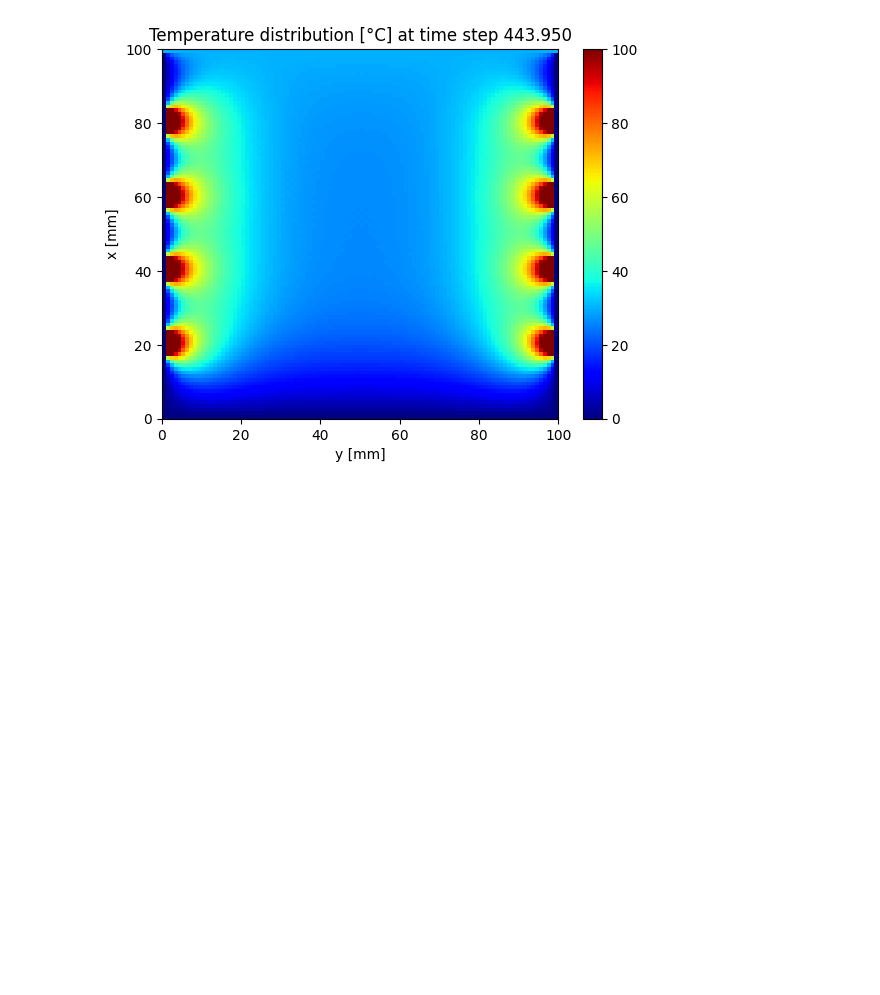
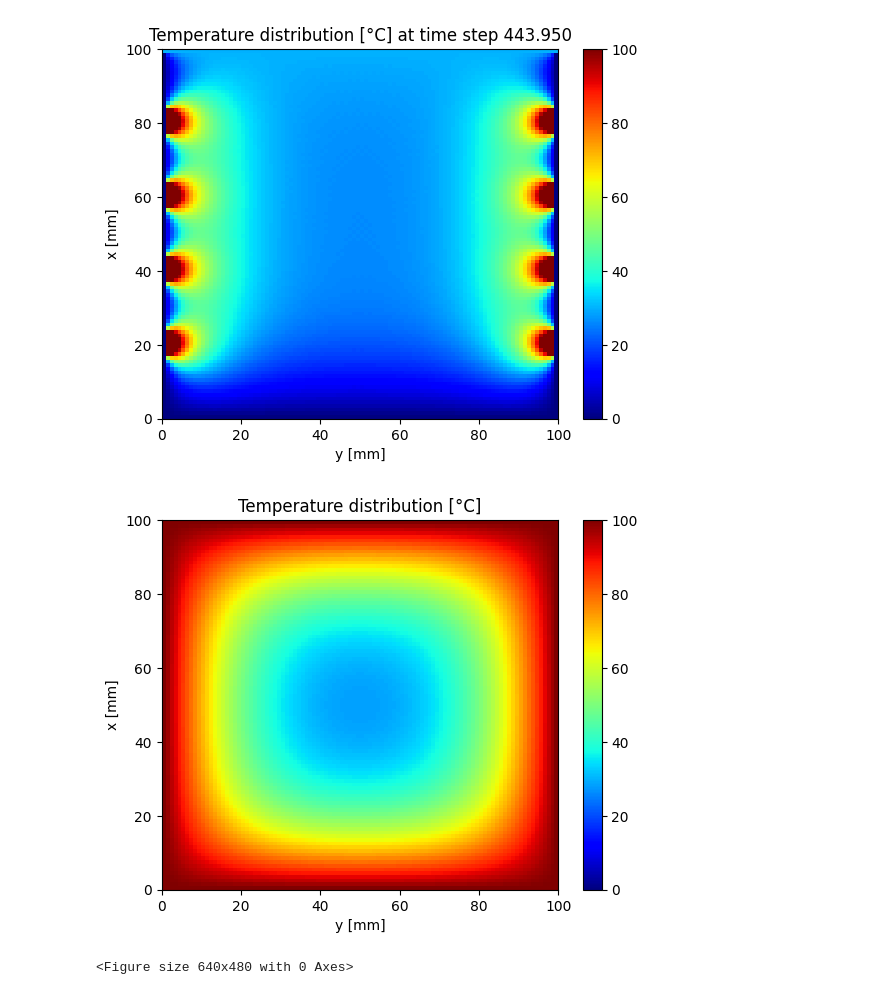
Before and after one commit to BurgaoTheChamp/2D_Heat_equation_solver, a Jupyter notebook: 2D_Heat_equation_solver.ipynb, the cells around one changed output. Saved outputs shown, nothing was run; the diff lists cells and outputs as text; code cells hidden in the pictures; blank space fills up the shorter version.

Commit message:
Added Stainless Steel Plate Heating example

```diff
--- a/2D_Heat_equation_solver.ipynb
+++ b/2D_Heat_equation_solver.ipynb
@@ -3,7 +3,7 @@ import numpy as np
 import matplotlib.pyplot as plt
 import matplotlib.animation as animation
 
-def simulate_plate(length, height, timesteps, alpha, T0, heat_sources, boundary_conditions = [0, 0, 0, 0], dx = 1, plotfinal = False, savegif = False):
+def simulate_domain(length, height, timesteps, alpha, T0, heat_sources, boundary_conditions = [0, 0, 0, 0], dx = 1, plotfinal = False, savegif = False):
     """Simulates the heat transfer in a 2D plate with a heat source for a given number of timesteps, using the specified boundary conditions.
 
     Args:
@@ -100,2 +100,23 @@ x = simulate_plate(L, H, T, alpha, np.random.uniform(low=22, high=30, size=(L, H
 # %% [output]
 [figure]
+# %%
+# Stainless Steel Plate Heating example
+# Constants
+L = 100  # length of the domain
+H = 100  # height of the domain
+T = 750  # number of time steps
+# alpha = 0.14558  # thermal diffusivity of water [mm^2/s]
+alpha = 3.352  # thermal diffusivity of stainless steel 310 [mm^2/s]
+
+# Electrical Power in Watts
+power1 = 4000 # 2, 3, 4, 5, 6 kW - 2kW -> 63.15 °C
+
+# Heat sources [((x, y), temperature, size)]
+size1 = 6.35 / 2 # real size of 100 or 300 mm com 1/4" inches or 6.35 mm of diameter
+heat_sources = [((0, 0), 0, 0)]
+T0 = 25
+# %%
+x = simulate_domain(L, H, T, alpha, T0, heat_sources, boundary_conditions = [100, 100, 100, 100], plotfinal = True)
+# %% [output]
+[figure, added]
+<Figure size 640x480 with 0 Axes>
```
Also changed, not shown: parts of 1 cell of this notebook, 3 other files.
